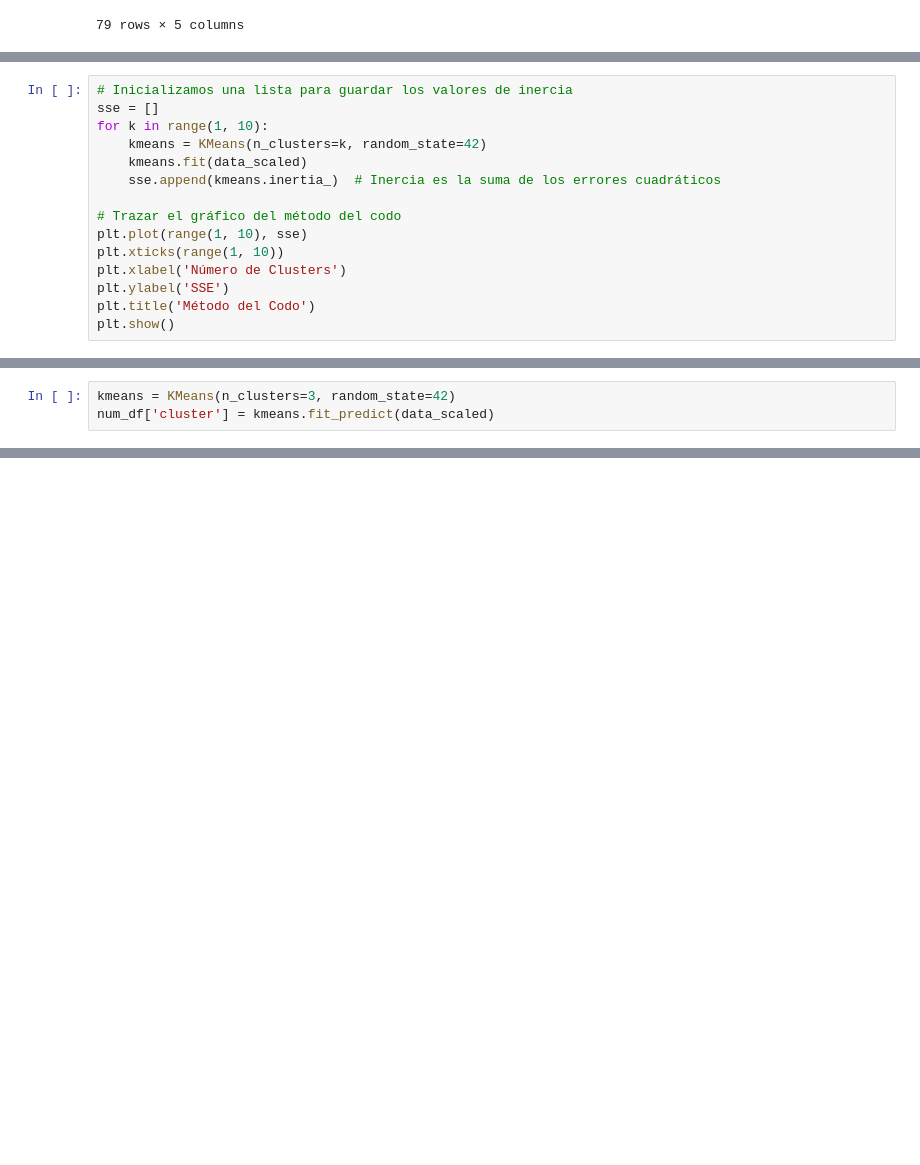
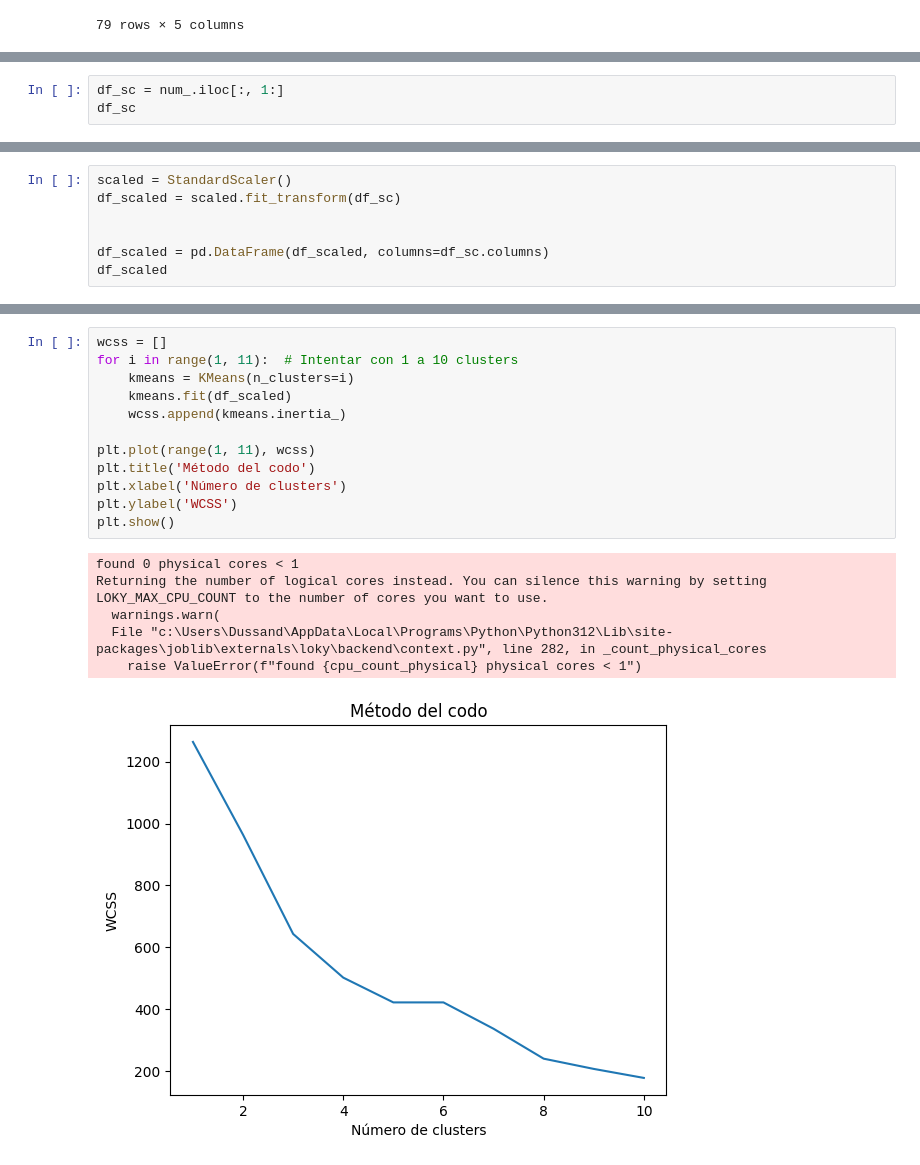
Before and after one commit to Dussand/exam_sm, a Jupyter notebook: data_scrap/analisis_postulantes.ipynb, the cells around one changed output, grey strips where cells are left out. Cells and saved outputs as stored; diff of their text form; blank space fills up the shorter version.

```diff
--- a/data_scrap/analisis_postulantes.ipynb
+++ b/data_scrap/analisis_postulantes.ipynb
@@ -1338,15 +1248,0 @@ data_scaled = scaler.fit_transform(X)
-# %%
-# Inicializamos una lista para guardar los valores de inercia
-sse = []
-for k in range(1, 10):
-    kmeans = KMeans(n_clusters=k, random_state=42)
-    kmeans.fit(data_scaled)
-    sse.append(kmeans.inertia_)  # Inercia es la suma de los errores cuadráticos
-
-# Trazar el gráfico del método del codo
-plt.plot(range(1, 10), sse)
-plt.xticks(range(1, 10))
-plt.xlabel('Número de Clusters')
-plt.ylabel('SSE')
-plt.title('Método del Codo')
-plt.show()
@@ -1360,3 +1248,0 @@ Returning the number of logical cores instead. You can silence this warning by s
-# %%
-kmeans = KMeans(n_clusters=3, random_state=42)
-num_df['cluster'] = kmeans.fit_predict(data_scaled)
@@ -1579,0 +1286,3 @@ plt.show()
+# %%
+df_sc = num_.iloc[:, 1:]
+df_sc
@@ -1579,0 +1303,7 @@ plt.show()
+# %%
+scaled = StandardScaler()
+df_scaled = scaled.fit_transform(df_sc)
+
+
+df_scaled = pd.DataFrame(df_scaled, columns=df_sc.columns)
+df_scaled
@@ -1579,0 +1324,19 @@ plt.show()
+# %%
+wcss = []
+for i in range(1, 11):  # Intentar con 1 a 10 clusters
+    kmeans = KMeans(n_clusters=i)
+    kmeans.fit(df_scaled)
+    wcss.append(kmeans.inertia_)
+
+plt.plot(range(1, 11), wcss)
+plt.title('Método del codo')
+plt.xlabel('Número de clusters')
+plt.ylabel('WCSS')
+plt.show()
+# %% [output]
+found 0 physical cores < 1
+Returning the number of logical cores instead. You can silence this warning by setting LOKY_MAX_CPU_COUNT to the number of cores you want to use.
+  warnings.warn(
+  File "c:\Users\Dussand\AppData\Local\Programs\Python\Python312\Lib\site-packages\joblib\externals\loky\backend\context.py", line 282, in _count_physical_cores
+    raise ValueError(f"found {cpu_count_physical} physical cores < 1")
+[figure, added]
```
Also changed, not shown: parts of 45 cells of this notebook, 4 other files.
